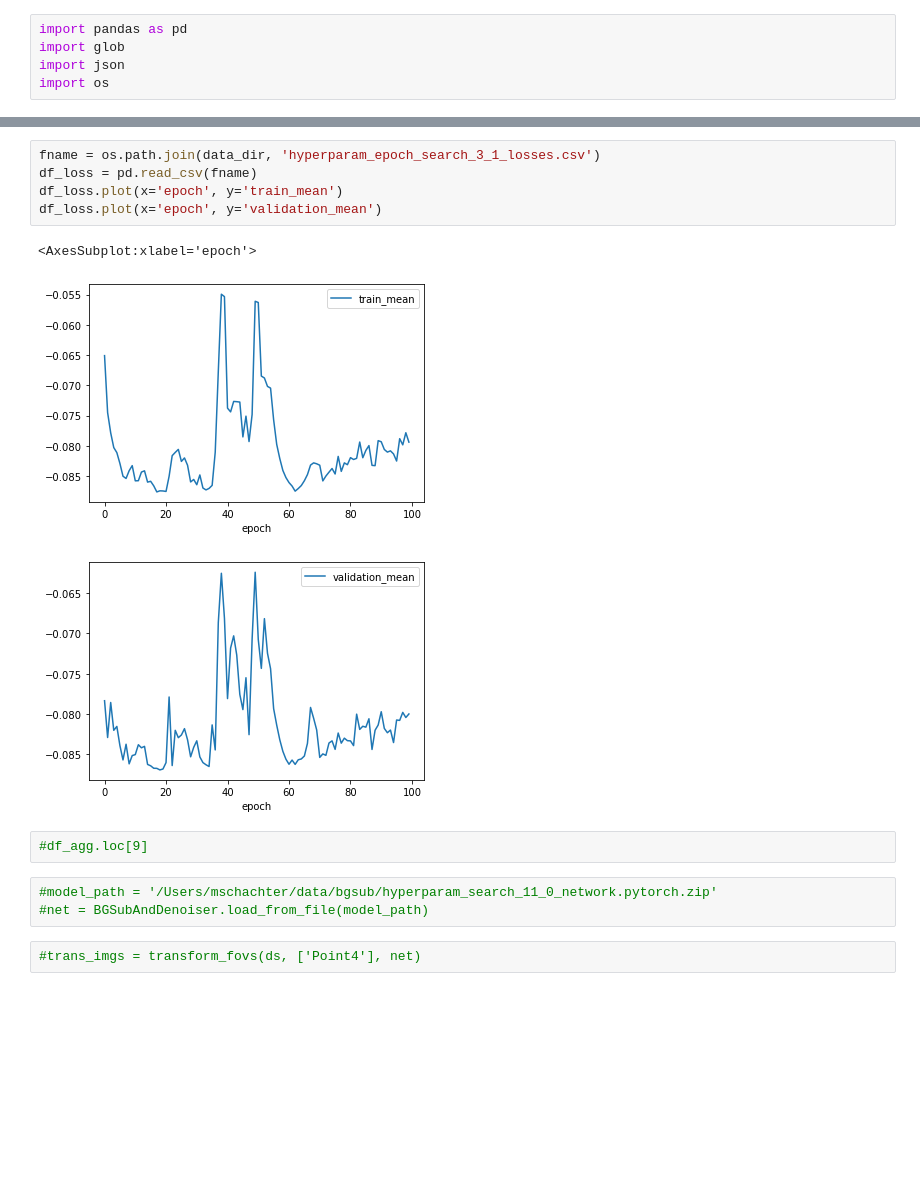
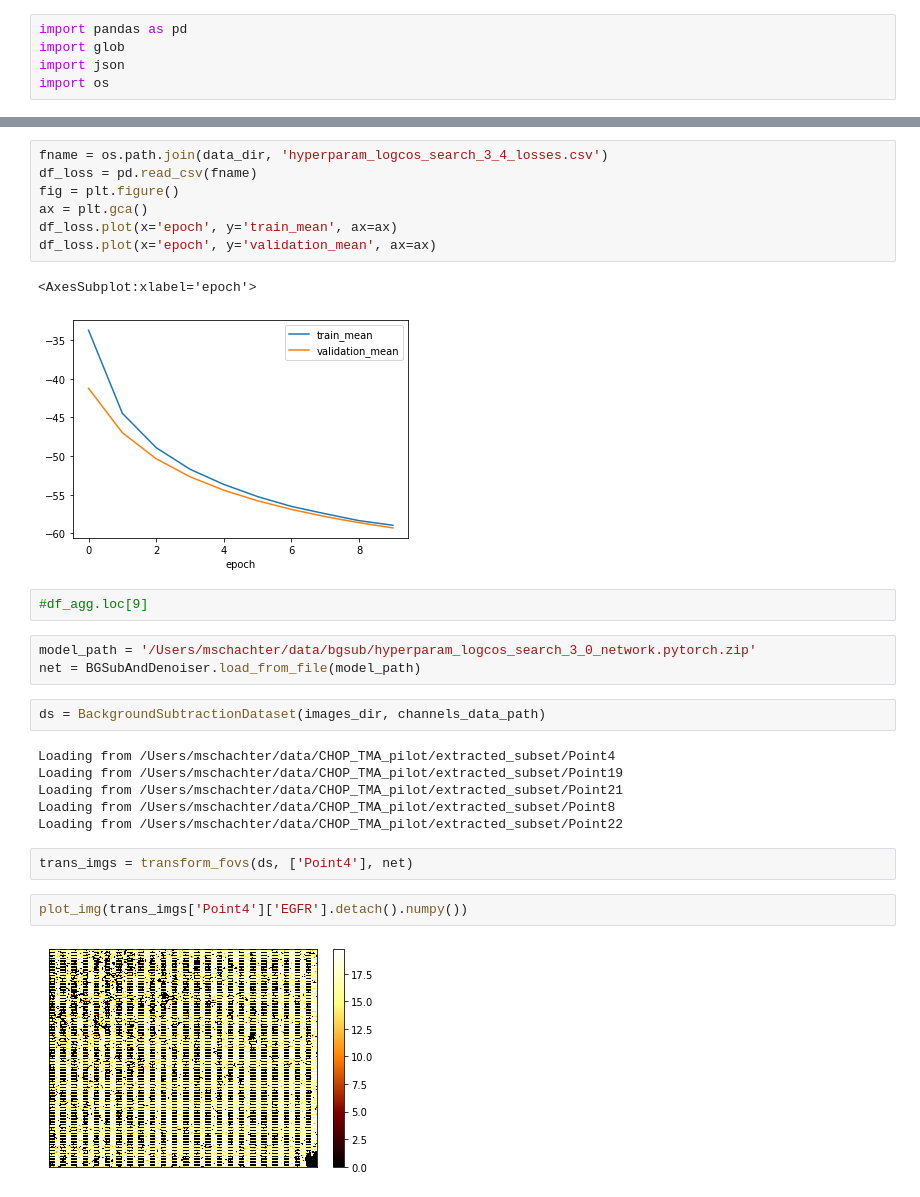
Before and after one commit to ParkerICI/mibi_processing, a Jupyter notebook: notebooks/Convnet for Background Subtraction.ipynb, the cells around one changed output, grey strips where cells are left out. Cells and saved outputs as stored; diff of their text form; blank space fills up the shorter version.

Commit message:
did a hand-preprocessing notebook. fixed broken plotting and mibi_image code. updated hyperparam search.

```diff
--- a/notebooks/Convnet for Background Subtraction.ipynb
+++ b/notebooks/Convnet for Background Subtraction.ipynb
@@ -293,16 +279,29 @@ df_agg.sort_values('validation_loss_mean')
 # %%
-fname = os.path.join(data_dir, 'hyperparam_epoch_search_3_1_losses.csv')
+fname = os.path.join(data_dir, 'hyperparam_logcos_search_3_4_losses.csv')
 df_loss = pd.read_csv(fname)
-df_loss.plot(x='epoch', y='train_mean')
-df_loss.plot(x='epoch', y='validation_mean')
+fig = plt.figure()
+ax = plt.gca()
+df_loss.plot(x='epoch', y='train_mean', ax=ax)
+df_loss.plot(x='epoch', y='validation_mean', ax=ax)
 # %% [output]
 <AxesSubplot:xlabel='epoch'>
-[figure, old version]
+[figure, new version]
-[figure, removed]
 # %%
 #df_agg.loc[9]
 # %%
-#model_path = '/Users/mschachter/data/bgsub/hyperparam_search_11_0_network.pytorch.zip'
-#net = BGSubAndDenoiser.load_from_file(model_path)
+model_path = '/Users/mschachter/data/bgsub/hyperparam_logcos_search_3_0_network.pytorch.zip'
+net = BGSubAndDenoiser.load_from_file(model_path)
+# %%
+ds = BackgroundSubtractionDataset(images_dir, channels_data_path)
+# %% [output]
+Loading from /Users/mschachter/data/CHOP_TMA_pilot/extracted_subset/Point4
+Loading from /Users/mschachter/data/CHOP_TMA_pilot/extracted_subset/Point19
+Loading from /Users/mschachter/data/CHOP_TMA_pilot/extracted_subset/Point21
+Loading from /Users/mschachter/data/CHOP_TMA_pilot/extracted_subset/Point8
+Loading from /Users/mschachter/data/CHOP_TMA_pilot/extracted_subset/Point22
 # %%
-#trans_imgs = transform_fovs(ds, ['Point4'], net)
+trans_imgs = transform_fovs(ds, ['Point4'], net)
+# %%
+plot_img(trans_imgs['Point4']['EGFR'].detach().numpy())
+# %% [output]
+[figure, added]
```
Also changed, not shown: parts of 9 cells of this notebook, 6 other files.
